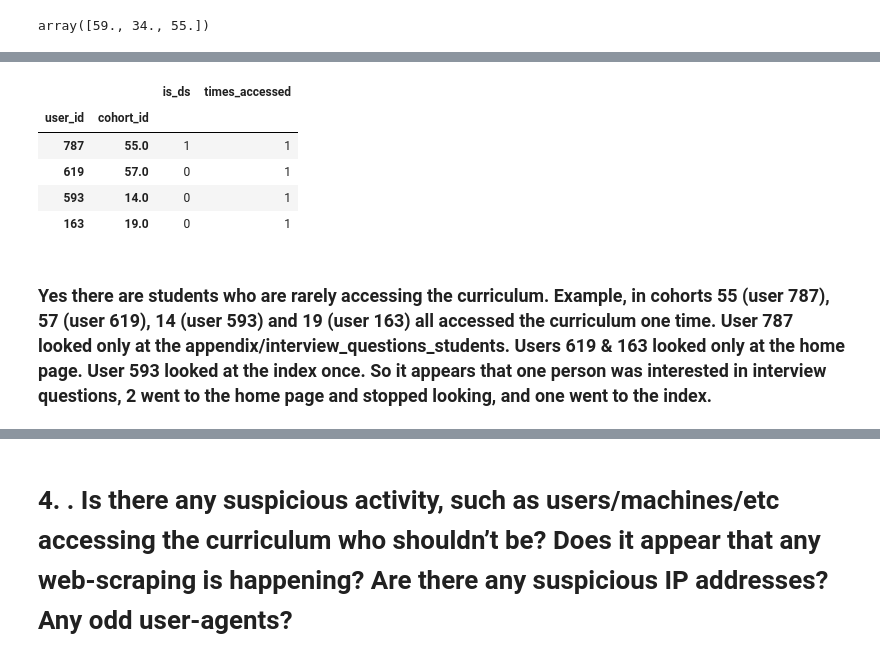
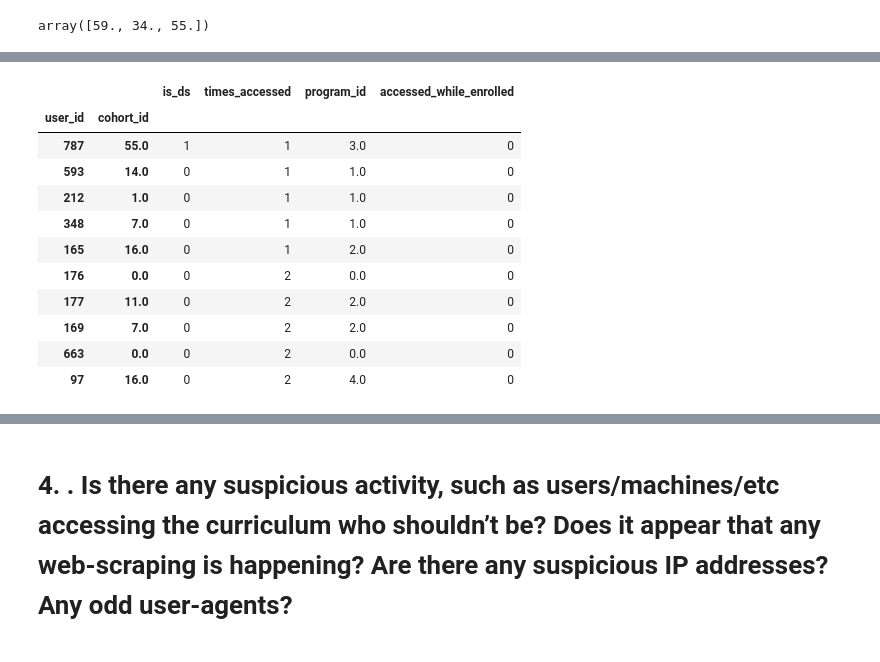
Before and after one commit to george887/time_series_project, a Jupyter notebook: explore.ipynb, the cells around one changed output, grey strips where cells are left out. Drawn from its saved outputs; the diff is of its cells as text; code cells hidden in the pictures.

```diff
--- a/explore.ipynb
+++ b/explore.ipynb
@@ -64,2 +46,0 @@ df.page.isnull().sum()
-# %%
-df.page.dropna(inplace=True)
@@ -118,3 +47,3 @@ cohort_id,name,start_date,end_date,program_id
-# %%
-df['is_ds'] = df.cohort_id.isin([30,34,55,59])
+# %%
+df = p.prep_data(df)
 # %%
@@ -130,7 +71,5 @@ df.head()
 # %% [markdown]
 # Which lesson appears to attract the most traffic consistently across cohorts (per program)?
-# %%
-df['times_accessed'] = 1
 # %%
 # Shows how many times the ciriculum was accessed monthly
 df[['times_accessed']].resample('m').sum().tail()
@@ -652,19 +503,22 @@ top_ds[1]
 # %%
 #darden.groupby(['time_stamp', 'page'])['times_accessed','user_id'].agg(['min','mean','max'])
 # %%
-# Getting rid of pages that don't matter, cohort 28 that is staff. Creating a start and end date
+# Getting rid of pages that don't matter and grouping by user and cohort
 df = df[df.page != 'search/search_index.json']
-df = df[df.cohort_id != 28]
-df.groupby(['user_id','cohort_id']).agg('sum').sort_values(by='times_accessed', ascending = True).head(4)
+df.groupby(['user_id','cohort_id']).agg('sum').sort_values(by='times_accessed', ascending = True).head(10)
 # %% [output]
-|  |  | is_ds | times_accessed |
-| user_id | cohort_id |  |  |
-| 787 | 55.0 | 1 | 1 |
-| 619 | 57.0 | 0 | 1 |
-| 593 | 14.0 | 0 | 1 |
-| 163 | 19.0 | 0 | 1 |
+|  |  | is_ds | times_accessed | program_id | accessed_while_enrolled |
+| user_id | cohort_id |  |  |  |  |
+| 787 | 55.0 | 1 | 1 | 3.0 | 0 |
+| 593 | 14.0 | 0 | 1 | 1.0 | 0 |
+| 212 | 1.0 | 0 | 1 | 1.0 | 0 |
+| 348 | 7.0 | 0 | 1 | 1.0 | 0 |
+| 165 | 16.0 | 0 | 1 | 2.0 | 0 |
+| 176 | 0.0 | 0 | 2 | 0.0 | 0 |
+| 177 | 11.0 | 0 | 2 | 2.0 | 0 |
+| 169 | 7.0 | 0 | 2 | 2.0 | 0 |
+| 663 | 0.0 | 0 | 2 | 0.0 | 0 |
+| 97 | 16.0 | 0 | 2 | 4.0 | 0 |
-# %% [markdown]
-### Yes there are students who are rarely accessing the curriculum. Example, in cohorts 55 (user 787), 57 (user 619), 14 (user 593) and 19 (user 163) all accessed the curriculum one time. User 787 looked only at the appendix/interview_questions_students. Users 619 & 163 looked only at the home page. User 593 looked at the index once. So it appears that one person was interested in interview questions, 2 went to the home page and stopped looking, and one went to the index.
 # %%
 df[df.user_id == 787]
 # %% [output]
```
Also changed, not shown: parts of 103 cells of this notebook.
